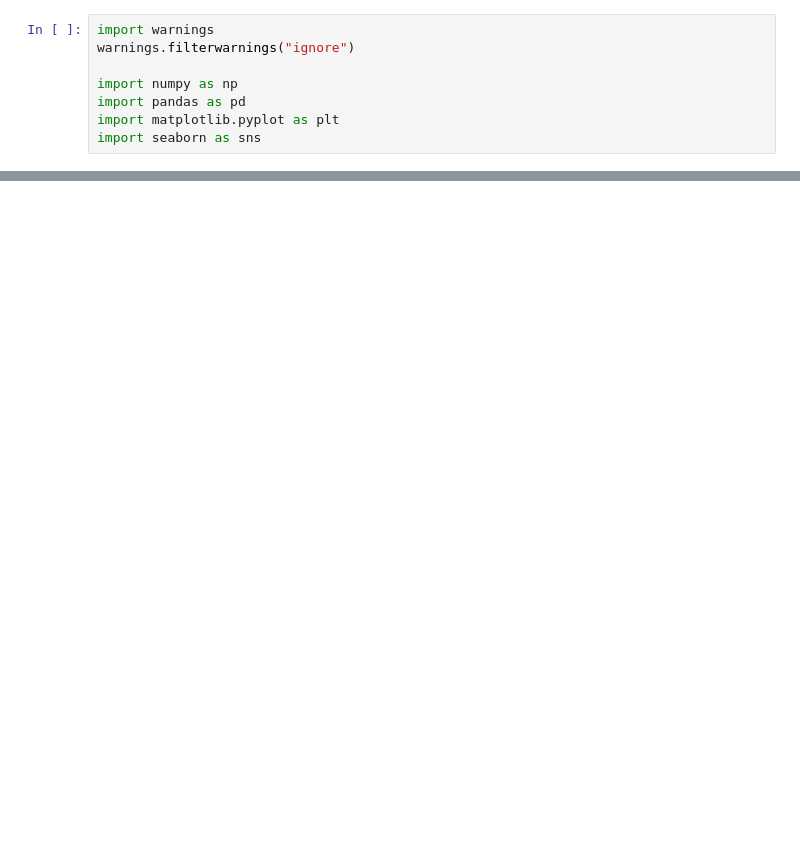
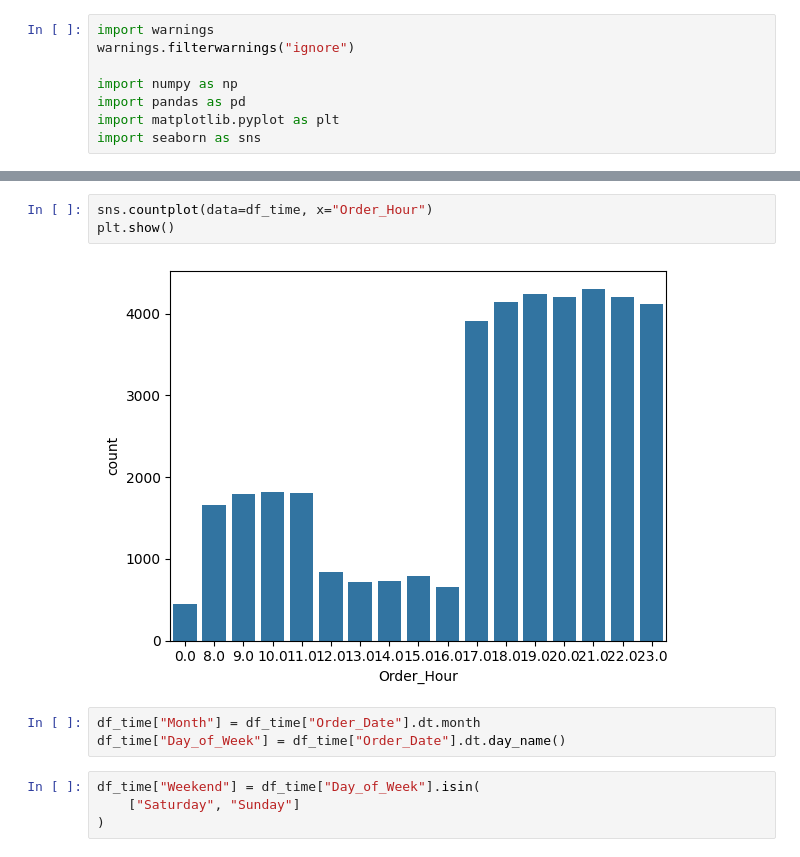
Before and after one commit to anshul-94/Food-Delivery-Time-Prediction, a Jupyter notebook: Food-Delivery-Time-Prediction/notebook/EDA_01_Data_Understanding.ipynb, the cells around one changed output, grey strips where cells are left out. Drawn from its saved outputs; the diff is of its cells as text; blank space fills up the shorter version.

```diff
--- a/Food-Delivery-Time-Prediction/notebook/EDA_01_Data_Understanding.ipynb
+++ b/Food-Delivery-Time-Prediction/notebook/EDA_01_Data_Understanding.ipynb
@@ -70,0 +228,12 @@ df.describe(include="object")
+# %%
+sns.countplot(data=df_time, x="Order_Hour")
+plt.show()
+# %% [output]
+[figure, added]
+# %%
+df_time["Month"] = df_time["Order_Date"].dt.month
+df_time["Day_of_Week"] = df_time["Order_Date"].dt.day_name()
+# %%
+df_time["Weekend"] = df_time["Day_of_Week"].isin(
+    ["Saturday", "Sunday"]
+)
```
Also changed, not shown: parts of 38 cells of this notebook, 1 other file.
